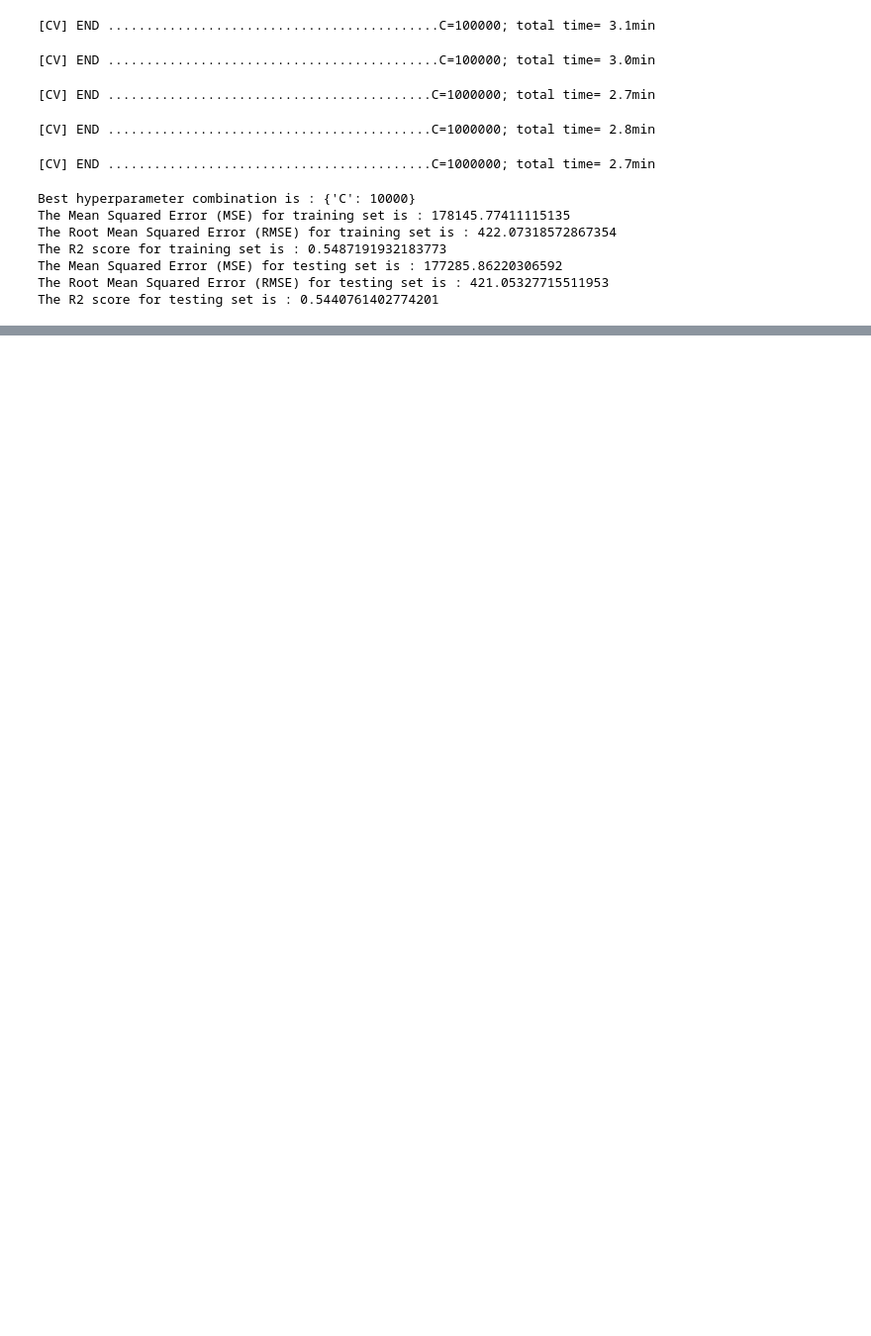
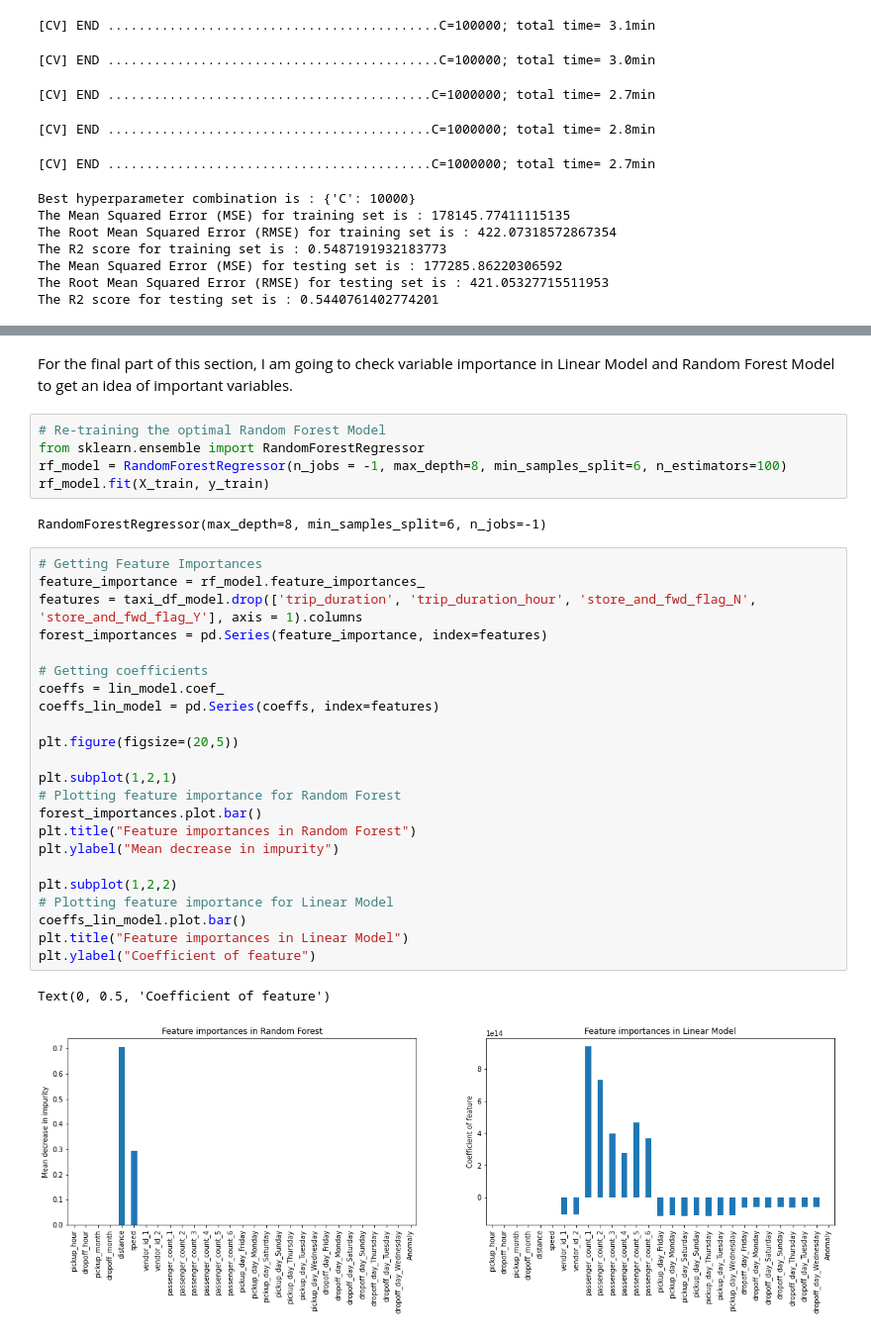
Before and after one commit to Subhajit53/NYC-Taxi-Trip-Time-Prediction, a Jupyter notebook: NYC_Taxi_Trip_Time_Prediction_Colab_Notebook.ipynb, the cells around one changed output, grey strips where cells are left out. Shown at 99% size. Saved outputs shown, nothing was run; the diff lists cells and outputs as text; blank space fills up the shorter version.

```diff
--- a/NYC_Taxi_Trip_Time_Prediction_Colab_Notebook.ipynb
+++ b/NYC_Taxi_Trip_Time_Prediction_Colab_Notebook.ipynb
@@ -800,0 +857,35 @@ The R2 score for testing set is : 0.5440761402774201
+# %% [markdown]
+For the final part of this section, I am going to check variable importance in Linear Model and Random Forest Model to get an idea of important variables.
+# %%
+# Re-training the optimal Random Forest Model
+from sklearn.ensemble import RandomForestRegressor
+rf_model = RandomForestRegressor(n_jobs = -1, max_depth=8, min_samples_split=6, n_estimators=100)
+rf_model.fit(X_train, y_train)
+# %% [output]
+RandomForestRegressor(max_depth=8, min_samples_split=6, n_jobs=-1)
+# %%
+# Getting Feature Importances
+feature_importance = rf_model.feature_importances_
+features = taxi_df_model.drop(['trip_duration', 'trip_duration_hour', 'store_and_fwd_flag_N', 'store_and_fwd_flag_Y'], axis = 1).columns
+forest_importances = pd.Series(feature_importance, index=features)
+
+# Getting coefficients
+coeffs = lin_model.coef_
+coeffs_lin_model = pd.Series(coeffs, index=features)
+
+plt.figure(figsize=(20,5))
+
+plt.subplot(1,2,1)
+# Plotting feature importance for Random Forest
+forest_importances.plot.bar()
+plt.title("Feature importances in Random Forest")
+plt.ylabel("Mean decrease in impurity")
+
+plt.subplot(1,2,2)
+# Plotting feature importance for Linear Model
+coeffs_lin_model.plot.bar()
+plt.title("Feature importances in Linear Model")
+plt.ylabel("Coefficient of feature")
+# %% [output]
+Text(0, 0.5, 'Coefficient of feature')
+[figure, added]
```
Also changed, not shown: parts of 12 cells of this notebook.
